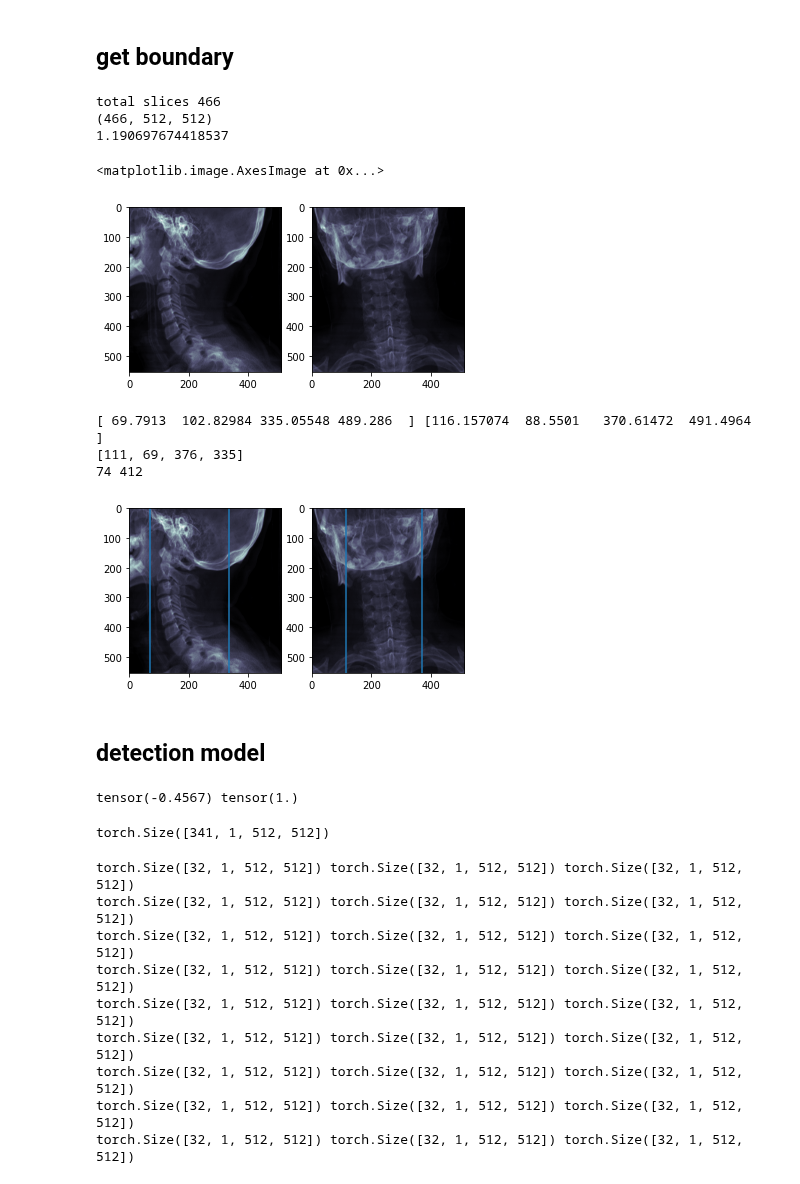
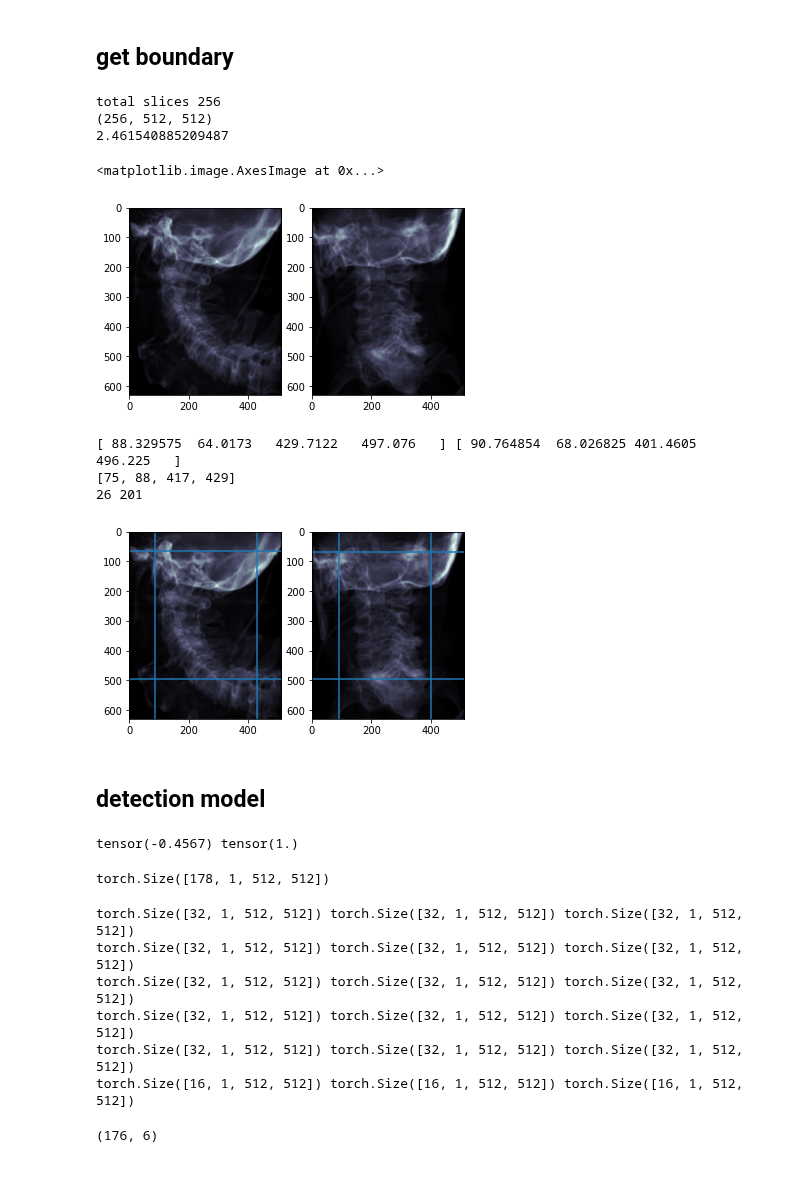
Before and after one commit to ghty011/cervical_spine, a Jupyter notebook: final/submit_axial_detection.ipynb, the cells around one changed output. Cells and saved outputs as stored; diff of their text form; code cells hidden in the pictures.

```diff
--- a/final/submit_axial_detection.ipynb
+++ b/final/submit_axial_detection.ipynb
@@ -233,14 +233,14 @@ def get_coronal_boundary_model():
 sagittal_boundary_model, sb_transform = get_sagittal_boundary_model()
 coronal_boundary_model, cb_transform = get_coronal_boundary_model()
 # %%
-UID = '1.2.826.0.1.3680043.14348'
+UID = '1.2.826.0.1.3680043.14833'
 imgs, aspect = read_patient_dcm(os.path.join(IMAGES_DIR, UID))
 print(imgs.shape)
 print(aspect)
 # %% [output]
-total slices 466
-(466, 512, 512)
-1.190697674418537
+total slices 256
+(256, 512, 512)
+2.461540885209487
 # %%
 xray_imgs = np.clip(imgs, a_min=0, a_max=2242)
 coronal_xray = xray_imgs.mean(axis=1)
@@ -258,7 +258,7 @@ axs[0].imshow(sagittal_img, cmap='bone')
 axs[1].imshow(coronal_img, cmap='bone')
 # %% [output]
 <matplotlib.image.AxesImage at 0x...>
-[figure, old version]
+[figure, new version]
 # %%
 def square_crop_position(crop_box, image_size=512):
     """
@@ -302,34 +302,40 @@ def square_crop_position(crop_box, image_size=512):
 sagittal_tensor = sb_transform(sagittal_img)
 coronal_tensor = cb_transform(coronal_img)
 with torch.no_grad():
     sagittal_boundary = sagittal_boundary_model(sagittal_tensor.unsqueeze(0).to(device))[0].sigmoid().cpu().numpy() * 512
     coronal_boundary = coronal_boundary_model(coronal_tensor.unsqueeze(0).to(device))[0].sigmoid().cpu().numpy() * 512
     print(sagittal_boundary, coronal_boundary)
 
     _, axs = plt.subplots(1, 2)
 
+    # sagittal_boundary[0] = 100
+
     axs[0].imshow(sagittal_img, cmap='bone')
     axs[0].axvline(sagittal_boundary[0])
     axs[0].axvline(sagittal_boundary[2])
+    axs[0].axhline(sagittal_boundary[1])
+    axs[0].axhline(sagittal_boundary[3])
 
     axs[1].imshow(coronal_img, cmap='bone')
     axs[1].axvline(coronal_boundary[0])
     axs[1].axvline(coronal_boundary[2])
+    axs[1].axhline(coronal_boundary[1])
+    axs[1].axhline(coronal_boundary[3])
 
     axial_boundary = [coronal_boundary[0], sagittal_boundary[0], coronal_boundary[2], sagittal_boundary[2]]
     axial_boundary = square_crop_position(axial_boundary)
     axial_boundary = [int(num) for num in axial_boundary]
 
     start_axial_index = int(min(sagittal_boundary[1], coronal_boundary[1]) / aspect)
     start_axial_index = max(1, start_axial_index)
 
     end_axial_index = int(max(sagittal_boundary[3], coronal_boundary[3]) / aspect)
     end_axial_index = min(imgs.shape[0]-2, end_axial_index)
 
     print(axial_boundary)
     print(start_axial_index, end_axial_index)
 # %% [output]
-[ 69.7913  102.82984 335.05548 489.286  ] [116.157074  88.5501   370.61472  491.4964  ]
-[111, 69, 376, 335]
-74 412
+[ 88.329575  64.0173   429.7122   497.076   ] [ 90.764854  68.026825 401.4605   496.225   ]
+[75, 88, 417, 429]
+26 201
-[figure, old version]
+[figure, new version]
@@ -390,7 +398,7 @@ print(axial_tensors.min(), axial_tensors.max())
 axial_tensors.shape
 # %% [output]
 tensor(-0.4567) tensor(1.)
-torch.Size([341, 1, 512, 512])
+torch.Size([178, 1, 512, 512])
 # %%
 # plt.imshow(axial_imgs[229-start_axial_index, 0, :, :], cmap='bone')
 # %%
@@ -429,12 +437,11 @@ torch.Size([32, 1, 512, 512]) torch.Size([32, 1, 512, 512]) torch.Size([32, 1, 5
 torch.Size([32, 1, 512, 512]) torch.Size([32, 1, 512, 512]) torch.Size([32, 1, 512, 512])
 torch.Size([32, 1, 512, 512]) torch.Size([32, 1, 512, 512]) torch.Size([32, 1, 512, 512])
 torch.Size([32, 1, 512, 512]) torch.Size([32, 1, 512, 512]) torch.Size([32, 1, 512, 512])
-torch.Size([32, 1, 512, 512]) torch.Size([32, 1, 512, 512]) torch.Size([32, 1, 512, 512])
-torch.Size([32, 1, 512, 512]) torch.Size([32, 1, 512, 512]) torch.Size([32, 1, 512, 512])
-torch.Size([32, 1, 512, 512]) torch.Size([32, 1, 512, 512]) torch.Size([32, 1, 512, 512])
-torch.Size([32, 1, 512, 512]) torch.Size([32, 1, 512, 512]) torch.Size([32, 1, 512, 512])
+torch.Size([16, 1, 512, 512]) torch.Size([16, 1, 512, 512]) torch.Size([16, 1, 512, 512])
 # %%
 bbox_list = np.concatenate(bbox_list)
 bbox_list.shape
+# %% [output]
+(176, 6)
 # %%
 plt.plot(bbox_list[:, 4])
```
Also changed, not shown: parts of 12 cells of this notebook.
